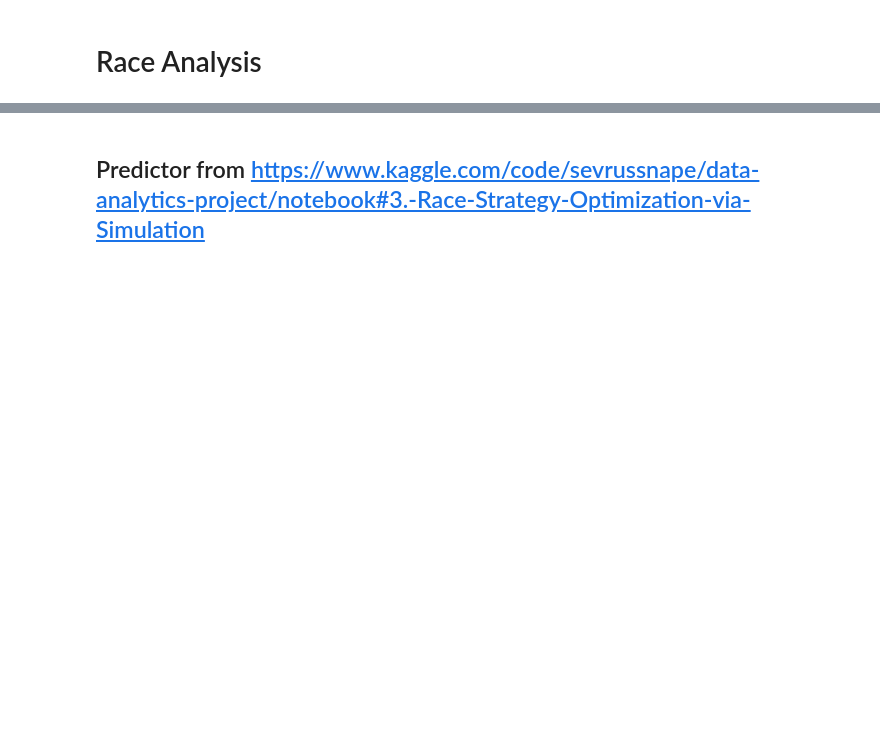
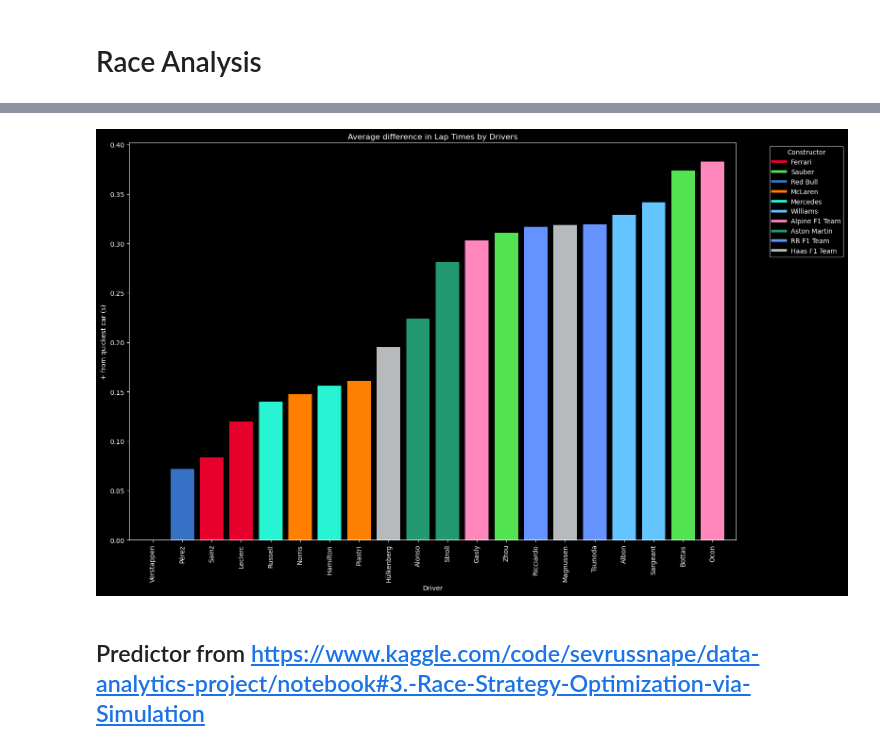
Before and after one commit to jakmate/F1DataAnalysis, a Jupyter notebook: bahrain.ipynb, the cells around one changed output, grey strips where cells are left out. Saved outputs shown, nothing was run; the diff lists cells and outputs as text; code cells hidden in the pictures; blank space fills up the shorter version.

```diff
--- a/bahrain.ipynb
+++ b/bahrain.ipynb
@@ -326,3 +391,53 @@ stats_subset.sort_values("std_time")
+# %%
+plot_data = combined_stats.reset_index()
+plot_data = plot_data.melt(id_vars=['forename', 'surname', 'name_y'],
+                           #value_vars=['unfiltered_std', 'no_pitstops_std', 'filtered_std'],
+                           value_vars=['no_pitstops_mean'],
+                           var_name='Scenario',
+                           value_name='Mean')
+
+# Sort the DataFrame by Standard Deviation (seconds) from lowest to highest
+plot_data_sorted = plot_data.sort_values(by='Mean')
+
+plot_data_sorted['Dif_from_fastest'] =  (plot_data_sorted['Mean'] - plot_data_sorted['Mean'].min()) / 6000
+
+# Prepare data for plotting
+drivers = plot_data_sorted['surname'].unique()
+x = np.arange(len(drivers))  # the label locations
+bar_width = 0.8  # Width of the bars
+
+# Create the plot
+fig, ax = plt.subplots(figsize=(16, 10))  # Increase figure size
+
+# Create bars with constructor colors
+bars = ax.bar(x, plot_data_sorted['Dif_from_fastest'],
+              color=plot_data_sorted['name_y'].map(constructor_colors),
+              width=bar_width, align='center')
+
+# Add labels, title, and customize tick labels
+ax.set_xlabel('Driver')
+ax.set_ylabel('+ from quickest car (s)')
+ax.set_title('Average difference in Lap Times by Drivers')
+
+# Add x-ticks with labels
+ax.set_xticks(x)
+ax.set_xticklabels(drivers, rotation=90)  # Rotate x labels for better readability
+
+# Adjust x-axis limits to remove gaps
+ax.set_xlim(-bar_width, len(drivers) - 1 + bar_width)
+
+# Add a legend with constructors
+handles = [plt.Line2D([0], [0], color=color, lw=4) for color in constructor_colors.values()]
+labels = list(constructor_colors.keys())
+ax.legend(handles, labels, title='Constructor', bbox_to_anchor=(1.05, 1), loc='upper left')
+
+# Adjust layout
+plt.tight_layout()
+
+# Show plot
+plt.show()
+# %% [output]
+[figure, added]
 # %% [markdown]
 ## Predictor from https://www.kaggle.com/code/sevrussnape/data-analytics-project/notebook#3.-Race-Strategy-Optimization-via-Simulation
 # %%
```
Also changed, not shown: parts of 26 cells of this notebook.
